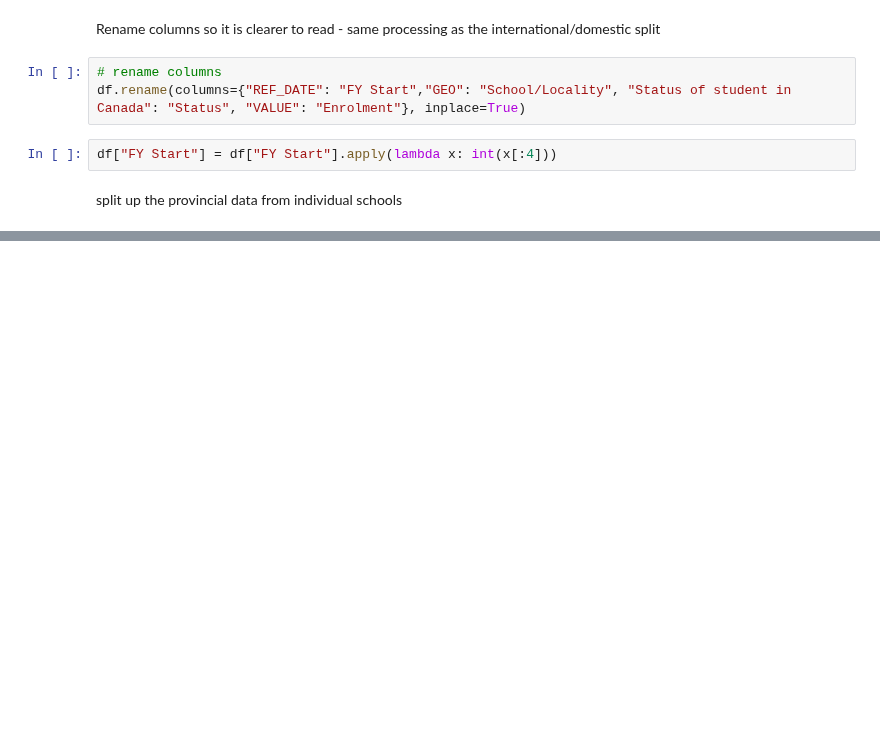
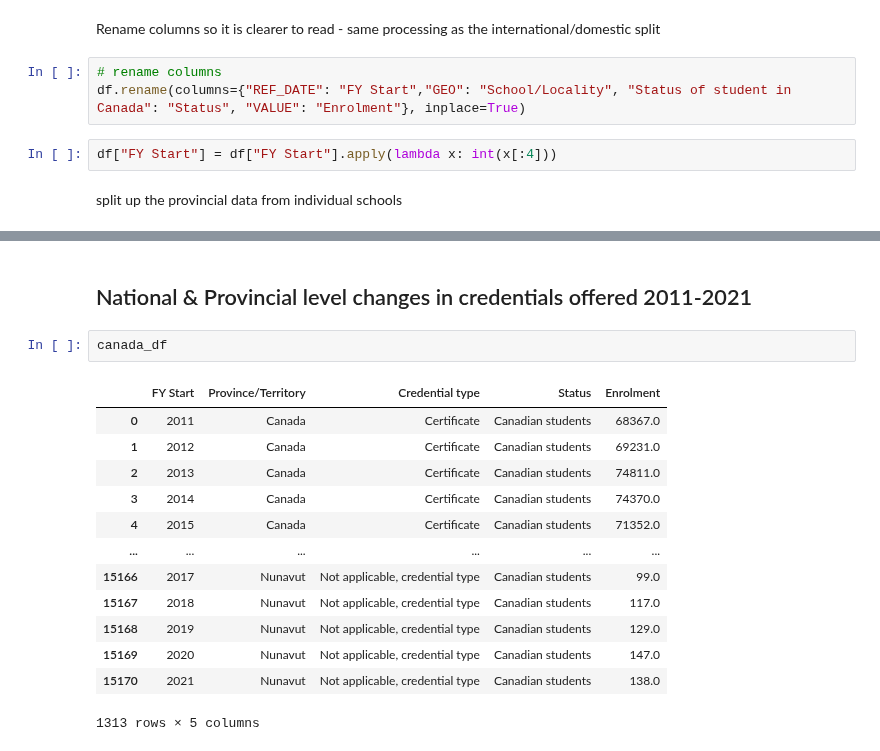
Before and after one commit to tjjdoherty/canadian-psi-project, a Jupyter notebook: statcan_credential_types.ipynb, the cells around one changed output, grey strips where cells are left out. Saved outputs shown, nothing was run; the diff lists cells and outputs as text; blank space fills up the shorter version.

```diff
--- a/statcan_credential_types.ipynb
+++ b/statcan_credential_types.ipynb
@@ -162,0 +205,18 @@ canada_df.sample(5)
+# %% [markdown]
+## National & Provincial level changes in credentials offered 2011-2021
+# %%
+canada_df
+# %% [output]
+|  | FY Start | Province/Territory | Credential type | Status | Enrolment |
+| 0 | 2011 | Canada | Certificate | Canadian students | 68367.0 |
+| 1 | 2012 | Canada | Certificate | Canadian students | 69231.0 |
+| 2 | 2013 | Canada | Certificate | Canadian students | 74811.0 |
+| 3 | 2014 | Canada | Certificate | Canadian students | 74370.0 |
+| 4 | 2015 | Canada | Certificate | Canadian students | 71352.0 |
+| ... | ... | ... | ... | ... | ... |
+| 15166 | 2017 | Nunavut | Not applicable, credential type | Canadian students | 99.0 |
+| 15167 | 2018 | Nunavut | Not applicable, credential type | Canadian students | 117.0 |
+| 15168 | 2019 | Nunavut | Not applicable, credential type | Canadian students | 129.0 |
+| 15169 | 2020 | Nunavut | Not applicable, credential type | Canadian students | 147.0 |
+| 15170 | 2021 | Nunavut | Not applicable, credential type | Canadian students | 138.0 |
+1313 rows × 5 columns
```
Also changed, not shown: parts of 19 cells of this notebook.
